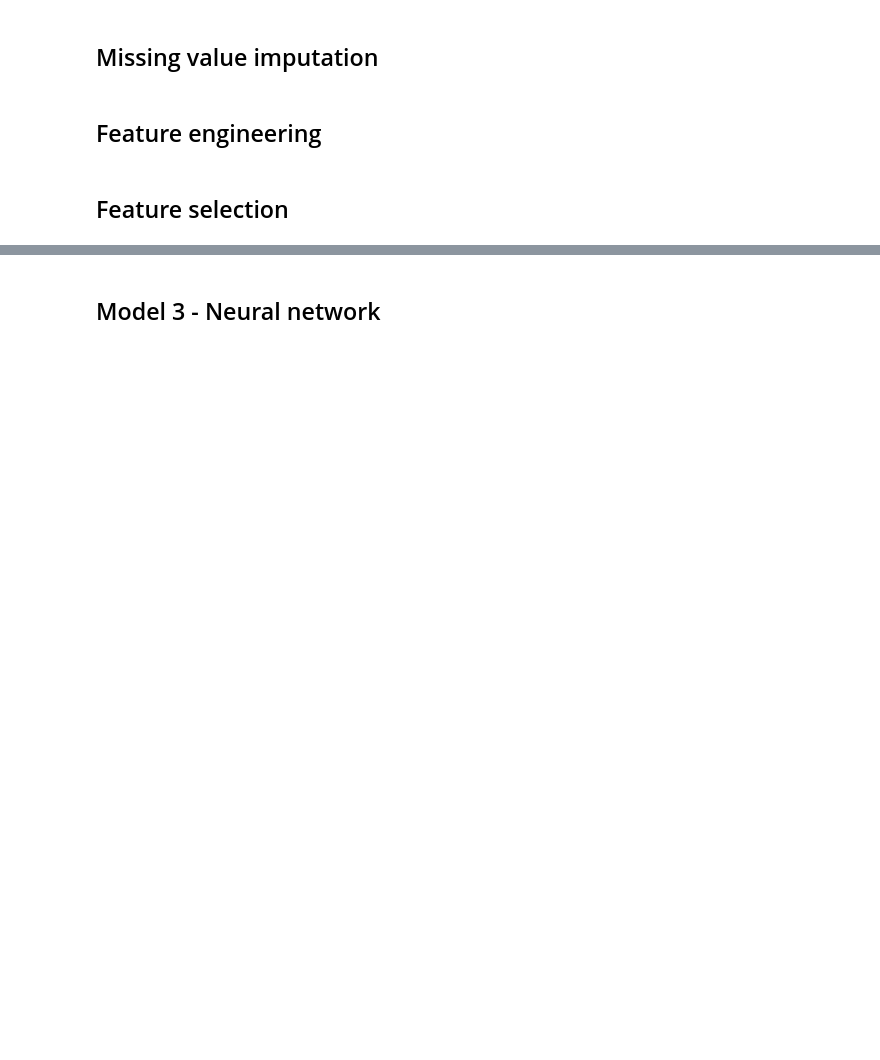
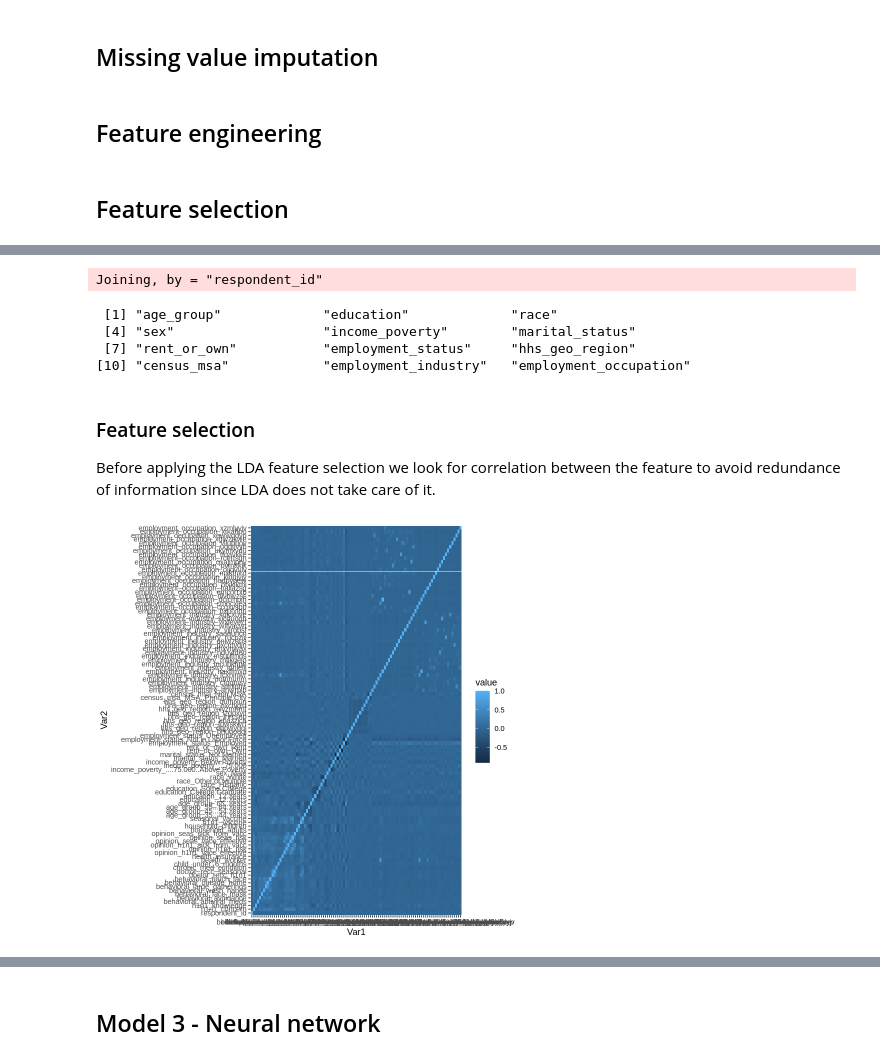
Before and after one commit to jogjini/Predict-H1N1-and-Seasonal-Flu-Vaccines, a Jupyter notebook: ReportTemplate.ipynb, the cells around one changed output, grey strips where cells are left out. Drawn from its saved outputs; the diff is of its cells as text; code cells hidden in the pictures; blank space fills up the shorter version.

```diff
--- a/ReportTemplate.ipynb
+++ b/ReportTemplate.ipynb
@@ -283,0 +286,52 @@ Model 3: Neural network
+# %%
+#Dataframe creation to use dplyr workframe :
+
+feature_df<-dplyr::tibble(training_feature)
+labels_df<-dplyr::tibble(training_label)
+training_df<-dplyr::inner_join(feature_df,labels_df)
+test_df<-dplyr::tibble(test_set)
+#Converting categorical to binary and converting NaN value to mean -> fastDummies::dummy_cols does the job
+
+category_list=c()
+for (feature in colnames(training_df)){
+  if (typeof(training_df[feature][[1]])=="character"){
+    category_list<-c(category_list,feature)
+  }
+}
+category_list
+
+#Create dummy variable and suppress one dummy per categorycal feature to avoid future colinearity problem
+#with regard to LDA
+dummy_df<-fastDummies::dummy_cols(training_df,remove_first_dummy = TRUE)
+no_category_df<-dplyr::select(dummy_df,!category_list)
+
+# Replace NaN value for numerical features with the mean of the feature
+replace_na_with_mean_value<-function(vec) {
+  mean_vec<-mean(vec,na.rm=T)
+  vec[is.na(vec)]<-mean_vec
+  vec
+}
+df_preprocessed<-data.frame(apply(no_category_df,2,replace_na_with_mean_value))
+# %% [output]
+Joining, by = "respondent_id"
+ [1] "age_group"             "education"             "race"
+ [4] "sex"                   "income_poverty"        "marital_status"
+ [7] "rent_or_own"           "employment_status"     "hhs_geo_region"
+[10] "census_msa"            "employment_industry"   "employment_occupation"
+# %% [markdown]
+### Feature selection
+
+Before applying the LDA feature selection we look for correlation between the feature to avoid redundance of information since LDA does not take care of it.
+# %%
+#Correlation matrix with Pearson method
+cormat <- round(cor(df_preprocessed, method='pearson'),2)
+
+#Put Correaltion matrix in a form suitable to build heatmap
+melted_cormat <- melt(cormat)
+
+#Heatmap
+pearson_heatmap<-ggplot(data = melted_cormat, aes(x=Var1, y=Var2, fill=value)) +
+  geom_tile()
+pearson_heatmap
+# %% [output]
+[figure, added]
```
Also changed, not shown: parts of 32 cells of this notebook.
